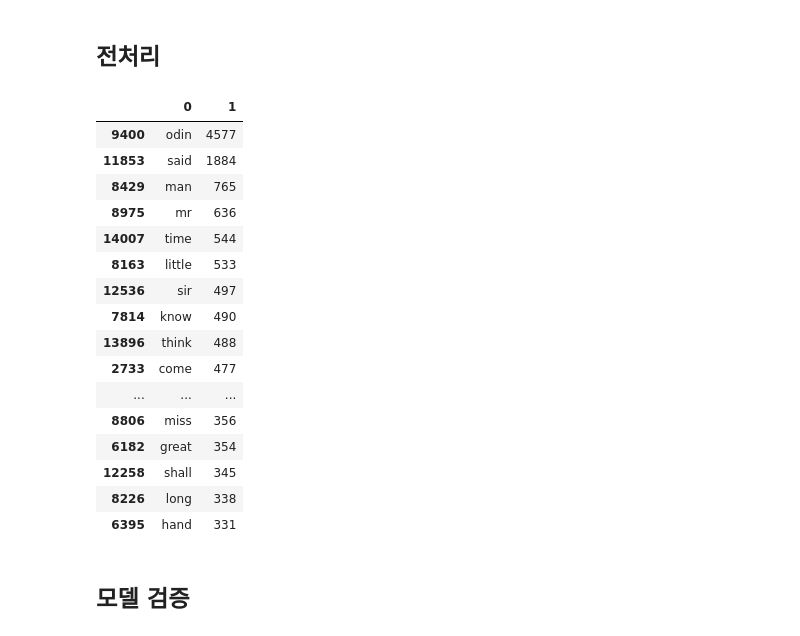
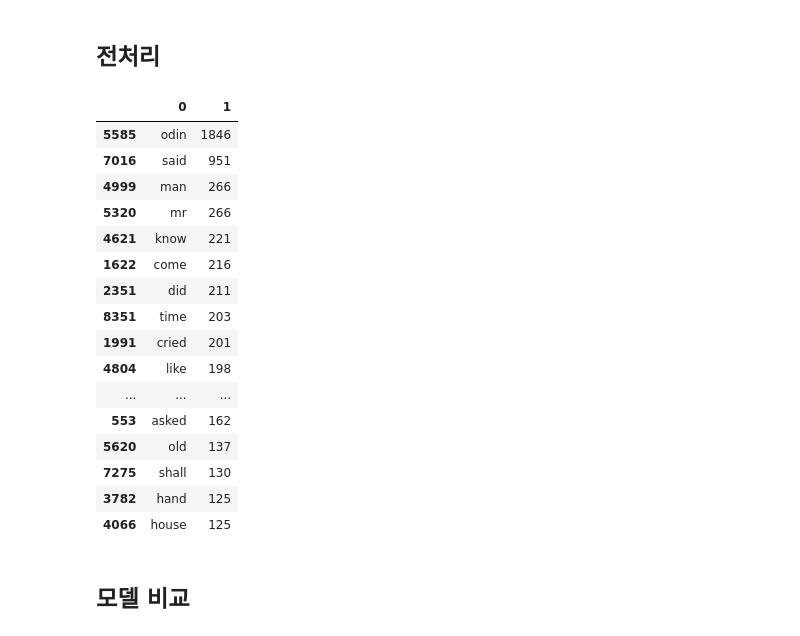
Before and after one commit to dss-14th/ml-repo-6, a Jupyter notebook: 02_novel_ai/01_tfidf_machine_learning_main.ipynb, the cells around one changed output. Drawn from its saved outputs; the diff is of its cells as text; code cells hidden in the pictures.

```diff
--- a/02_novel_ai/01_tfidf_machine_learning_main.ipynb
+++ b/02_novel_ai/01_tfidf_machine_learning_main.ipynb
@@ -489,10 +509,10 @@ MultinomialNB best accuracy score: 0.7235268361870119
 # %%
-clf = MultinomialNB(alpha=0.1, fit_prior='True')
-clf.fit(X_train_tfidf_vect, y_train)
+mu_clf = MultinomialNB(alpha=0.5, fit_prior='True')
+mu_clf.fit(X_train_tfidf_vect, y_train)
 
-train_pred = clf.predict(X_train_tfidf_vect)
-test_pred = clf.predict(X_test_tfidf_vect)
+mu_train_pred = mu_clf.predict(X_train_tfidf_vect)
+mu_test_pred = mu_clf.predict(X_test_tfidf_vect)
 
-print('MultinomialNB train accuracy score', accuracy_score(y_train, train_pred))
-print('MultinomialNB test accuracy score', accuracy_score(y_test, test_pred))
+print('MultinomialNB train accuracy score', accuracy_score(y_train, mu_train_pred))
+print('MultinomialNB test accuracy score', accuracy_score(y_test, mu_test_pred))
 # %% [output]
@@ -501,6 +521,7 @@ MultinomialNB test accuracy score 0.731231778425656
 # %%
+# 교차검증
+
 from sklearn.model_selection import StratifiedKFold
-
-skfold = StratifiedKFold(n_splits=5)
+skf = StratifiedKFold(n_splits=5, shuffle=True, random_state=13)
 # %%
 from sklearn.model_selection import cross_validate
@@ -540,7 +561,7 @@ params = {
     'random_state': [13]
     }
 
-grid_cv = GridSearchCV(LinearSVC(), param_grid=params, refit=True, verbose=2)
+grid_cv = GridSearchCV(LinearSVC(), param_grid=params, cv=skf, verbose=1, n_jobs=-1)
 grid_cv.fit(X_train_tfidf_vect, y_train)
 # %% [output]
 Fitting 5 folds for each of 12 candidates, totalling 60 fits
@@ -597,9 +591,9 @@ LinearSVC Best accruacy score: 0.7300185583960399
 svm_clf = LinearSVC(C=1, loss='hinge', penalty='l2', random_state=13)
 svm_clf.fit(X_train_tfidf_vect, y_train)
 
-train_pred = svm_clf.predict(X_train_tfidf_vect)
-test_pred = svm_clf.predict(X_test_tfidf_vect)
+svm_train_pred = svm_clf.predict(X_train_tfidf_vect)
+svm_test_pred = svm_clf.predict(X_test_tfidf_vect)
 
-print('LinearSVC train accuracy score:', accuracy_score(y_train, train_pred))
-print('LinearSVC test accuracy score:', accuracy_score(y_test, test_pred))
+print('LinearSVC train accuracy score:', accuracy_score(y_train, svm_train_pred))
+print('LinearSVC test accuracy score:', accuracy_score(y_test, svm_test_pred))
 # %% [output]
@@ -895,39 +883,39 @@ DecisionTreeClassifier best accuracy score: 0.4575086922764231
 ## 전처리
 # %%
 abc = pd.merge(X_test, y_test, left_index = True, right_index=True)
-abc['pred'] = pred
+abc['pred'] = svm_test_pred
 
 # 예측이 틀린 결과 -> 데이터 프레임 화
 error_df = abc[abc['author'] != abc['pred']]
 
 # CountVectorizer로 단어 갯수 카운트
 cv = CountVectorizer(stop_words='english')
 cv_fit=cv.fit_transform(error_df['text'])
 word_list = cv.get_feature_names();
 count_list = cv_fit.toarray().sum(axis=0)
 
 di = dict(zip(word_list,count_list))
 
 # 예측이 틀린 결과 중 가장 많이 나온 단어 20개 정렬
 pd.DataFrame(list(di.items())).sort_values(by=1, ascending=False)[:20]
 # %% [output]
 |  | 0 | 1 |
-| 9400 | odin | 4577 |
-| 11853 | said | 1884 |
-| 8429 | man | 765 |
-| 8975 | mr | 636 |
-| 14007 | time | 544 |
-| 8163 | little | 533 |
-| 12536 | sir | 497 |
-| 7814 | know | 490 |
-| 13896 | think | 488 |
-| 2733 | come | 477 |
+| 5585 | odin | 1846 |
+| 7016 | said | 951 |
+| 4999 | man | 266 |
+| 5320 | mr | 266 |
+| 4621 | know | 221 |
+| 1622 | come | 216 |
+| 2351 | did | 211 |
+| 8351 | time | 203 |
+| 1991 | cried | 201 |
+| 4804 | like | 198 |
 | ... | ... | ... |
-| 8806 | miss | 356 |
-| 6182 | great | 354 |
-| 12258 | shall | 345 |
-| 8226 | long | 338 |
-| 6395 | hand | 331 |
+| 553 | asked | 162 |
+| 5620 | old | 137 |
+| 7275 | shall | 130 |
+| 3782 | hand | 125 |
+| 4066 | house | 125 |
 # %%
 # from catboost import CatBoostClassifier
 
@@ -937,4 +925,4 @@ pd.DataFrame(list(di.items())).sort_values(by=1, ascending=False)[:20]
 # %%
 # accuracy_score(y_train, cb.predict(X_train_tfidf_vect))
 # %% [markdown]
-## 모델 검증
+## 모델 비교
```
Also changed, not shown: parts of 82 cells of this notebook, 1 other file.
